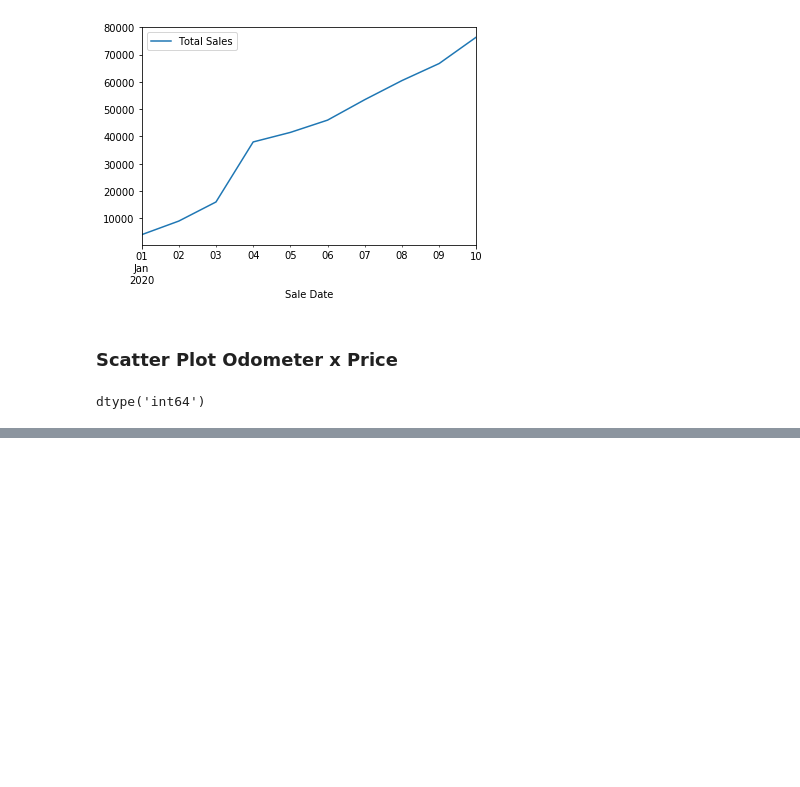
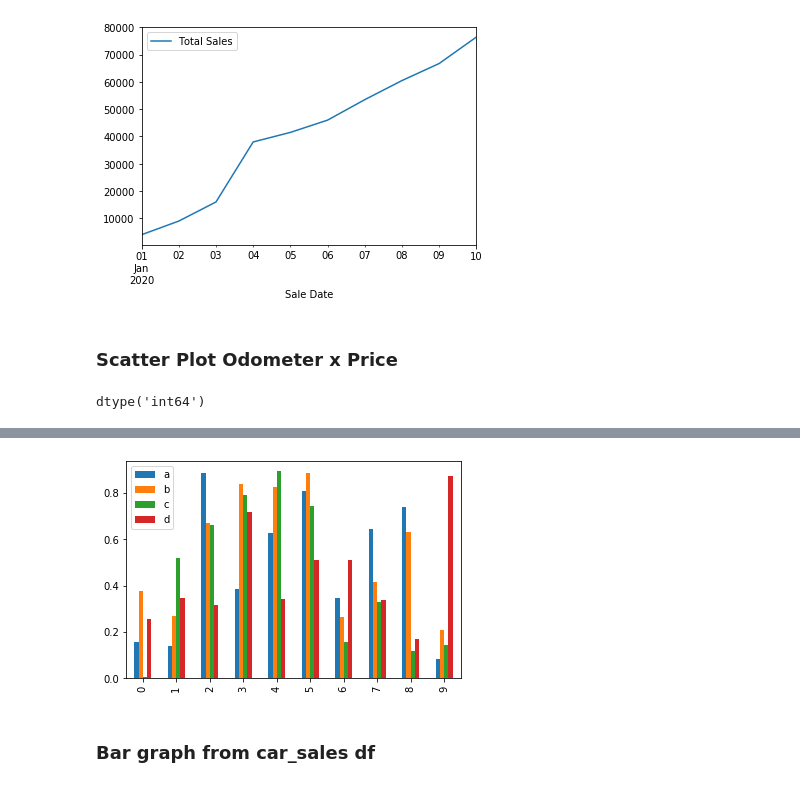
Before and after one commit to kevin-kabore/ml-playground, a Jupyter notebook: sample_project/intro-to-matplotlib.ipynb, the cells around one changed output, grey strips where cells are left out. Cells and saved outputs as stored; diff of their text form; code cells hidden in the pictures; blank space fills up the shorter version.

```diff
--- a/sample_project/intro-to-matplotlib.ipynb
+++ b/sample_project/intro-to-matplotlib.ipynb
@@ -321,0 +346,7 @@ car_sales.plot(x='Odometer (KM)', y='Price', kind='scatter')
+# %%
+# same but different
+df.plot(kind='bar');
+# %% [output]
+[figure, added]
+# %% [markdown]
+### Bar graph from car_sales df
```
Also changed, not shown: parts of 6 cells of this notebook.
